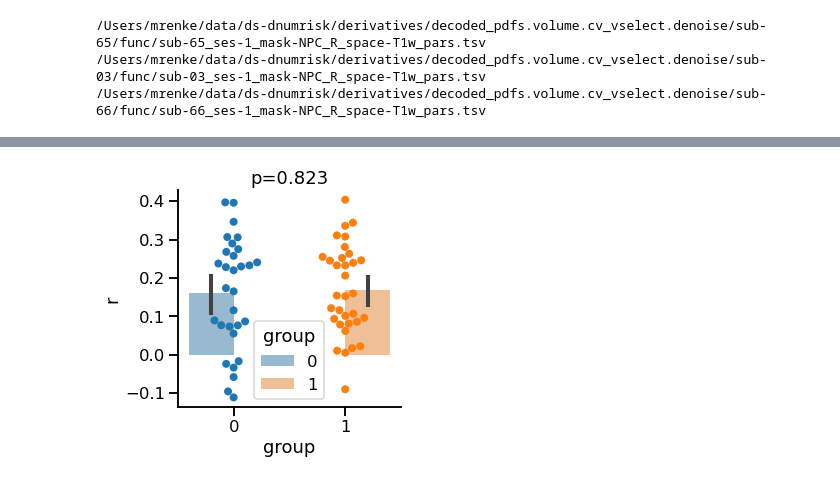
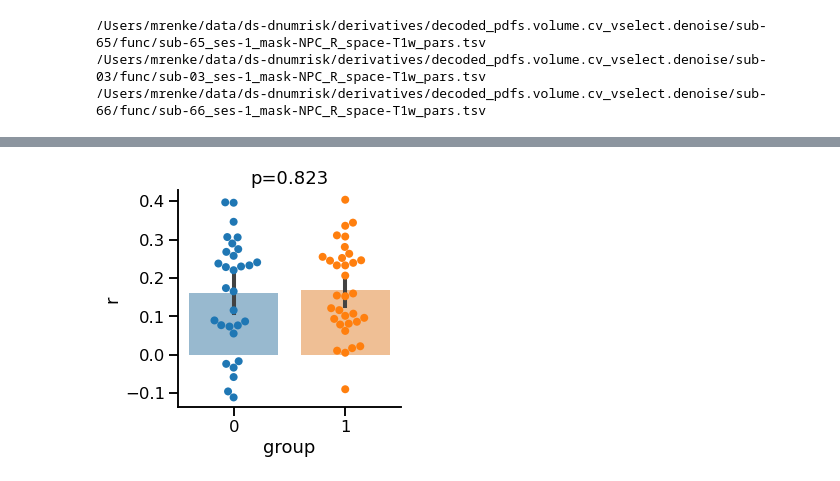
Before and after one commit to mrenke/numrisk, a Jupyter notebook: numrisk/neural_general/ana_default-decoding-results.ipynb, the cells around one changed output, grey strips where cells are left out. Cells and saved outputs as stored; diff of their text form; code cells hidden in the pictures.

```diff
--- a/numrisk/neural_general/ana_default-decoding-results.ipynb
+++ b/numrisk/neural_general/ana_default-decoding-results.ipynb
@@ -36,19 +41,18 @@ r = pred.groupby(['subject', 'group']).apply(lambda d: pg.corr(d['E'], d['log(n1
 # %%
 temp = r.groupby(['subject','group']).mean()
 sns.set_context('talk')
 
 y_var = 'r'
 an = pg.anova(data=temp.reset_index(), dv=y_var, between='group')
 p_val = np.round(an['p-unc'][0],3)
 
 fig, ax = plt.subplots(figsize=(4,4))
-sns.barplot(ax=ax,data=temp.reset_index(), x='group', y=y_var, hue='group',alpha=0.5)
+sns.barplot(ax=ax,data=temp.reset_index(), x='group', y=y_var, alpha=0.5)
 sns.swarmplot(ax=ax, data=temp.reset_index(), x='group', y=y_var,  hue='group',size=8,legend=False)
 ax.set(title=f'p={p_val}') # ylim=(0.5,1),
-#sns.move_legend(ax, "outside")
 sns.despine()
 # %% [output]
-[figure, old version]
+[figure, new version]
 # %%
 target_folder = '/Users/mrenke/data/ds-dnumrisk/derivatives/phenotype'
 
```
Also changed, not shown: parts of 4 cells of this notebook, 11 other files.
